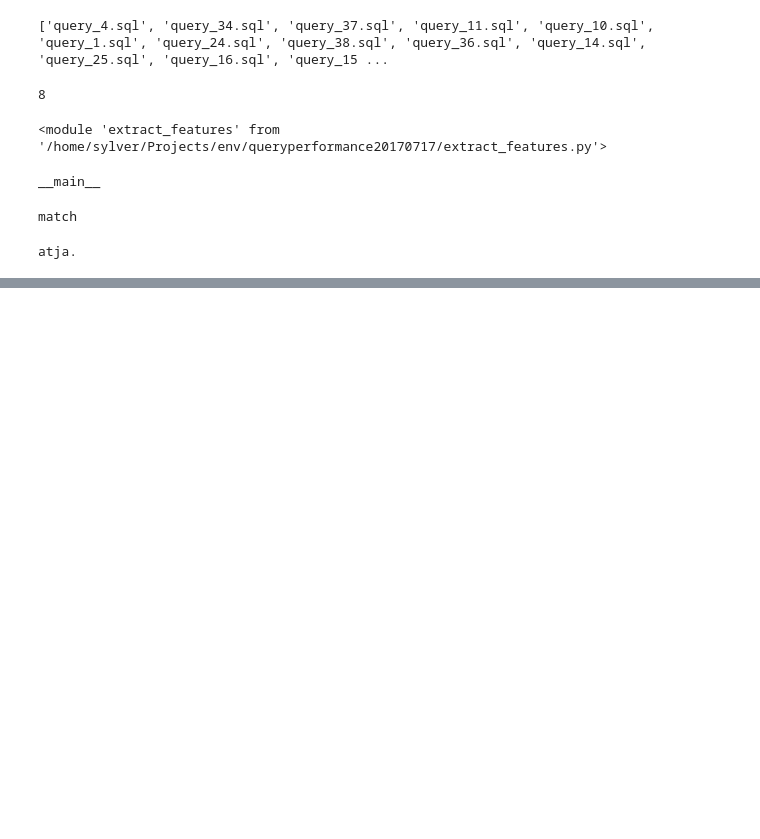
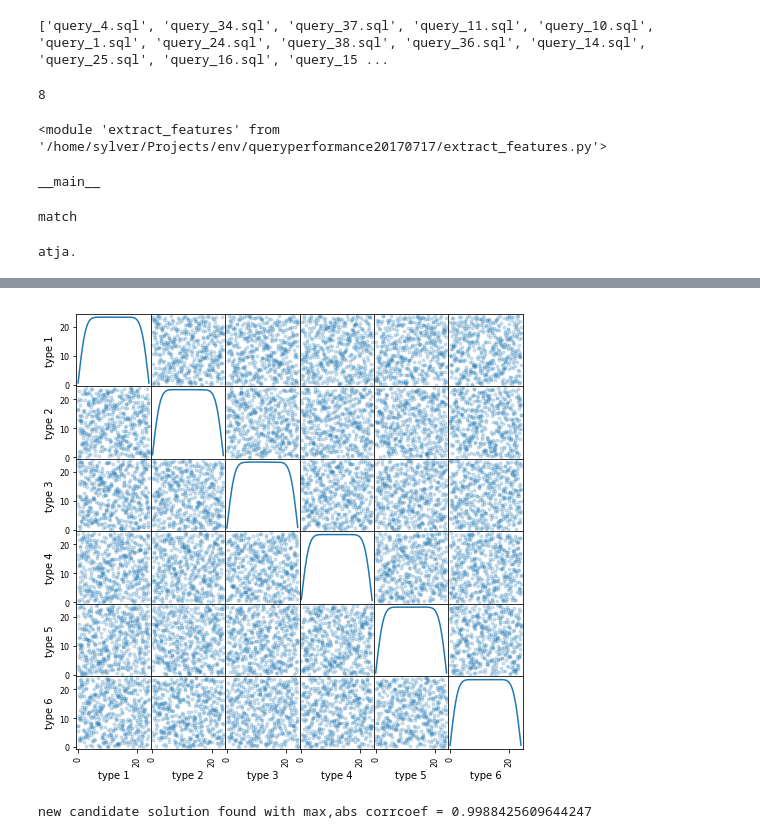
Before and after one commit to SylverChen/qb, a Jupyter notebook: 2017-07-20.ipynb, the cells around one changed output, grey strips where cells are left out. Cells and saved outputs as stored; diff of their text form; code cells hidden in the pictures; blank space fills up the shorter version.

```diff
--- a/2017-07-20.ipynb
+++ b/2017-07-20.ipynb
@@ -378,0 +464,11 @@ pprint(data)
+# %%
+import pyDOE
+a = pyDOE.lhs(6, samples=500, criterion='corr') * 24
+
+
+df = pd.DataFrame(a, columns=['type 1', 'type 2', 'type 3', 'type 4', 'type 5', 'type 6'])
+sm = scatter_matrix(df, alpha=0.2, figsize=(8, 8), diagonal='kde')
+plt.show()
+# %% [output]
+[figure, added]
+new candidate solution found with max,abs corrcoef = 0.9988425609644247
```
Also changed, not shown: parts of 28 cells of this notebook, 7 other files.
